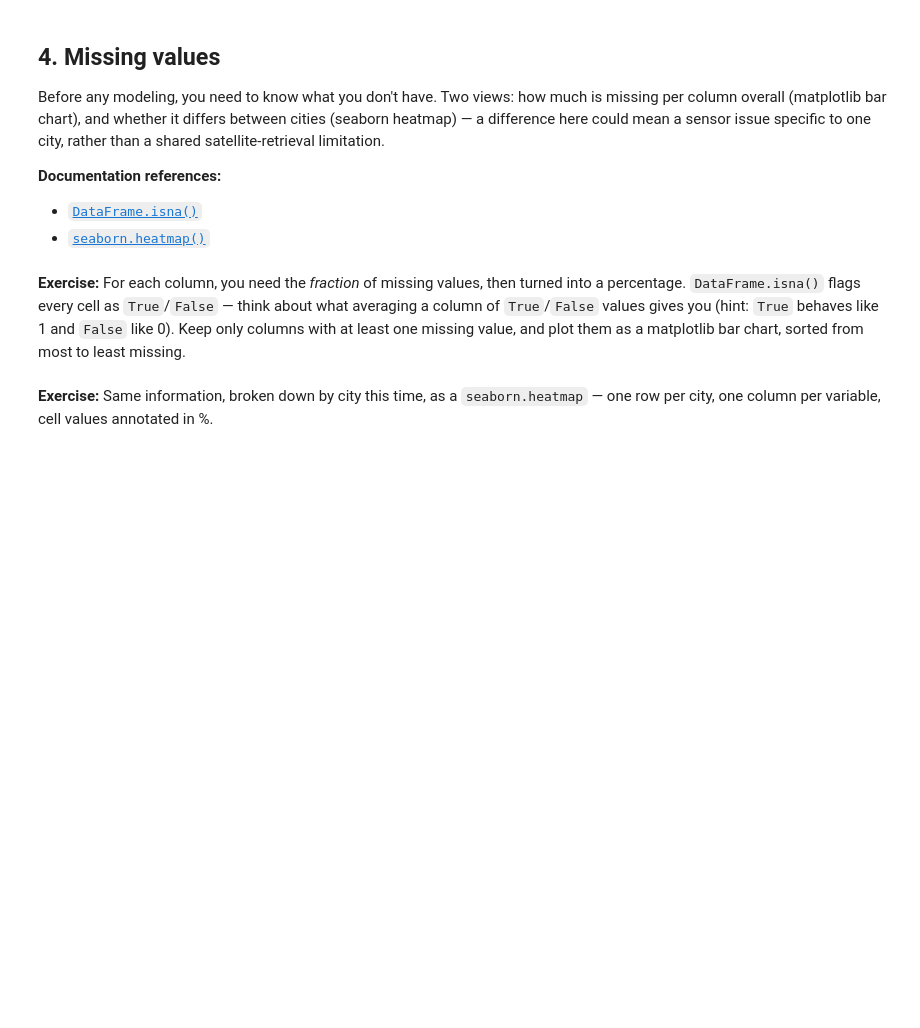
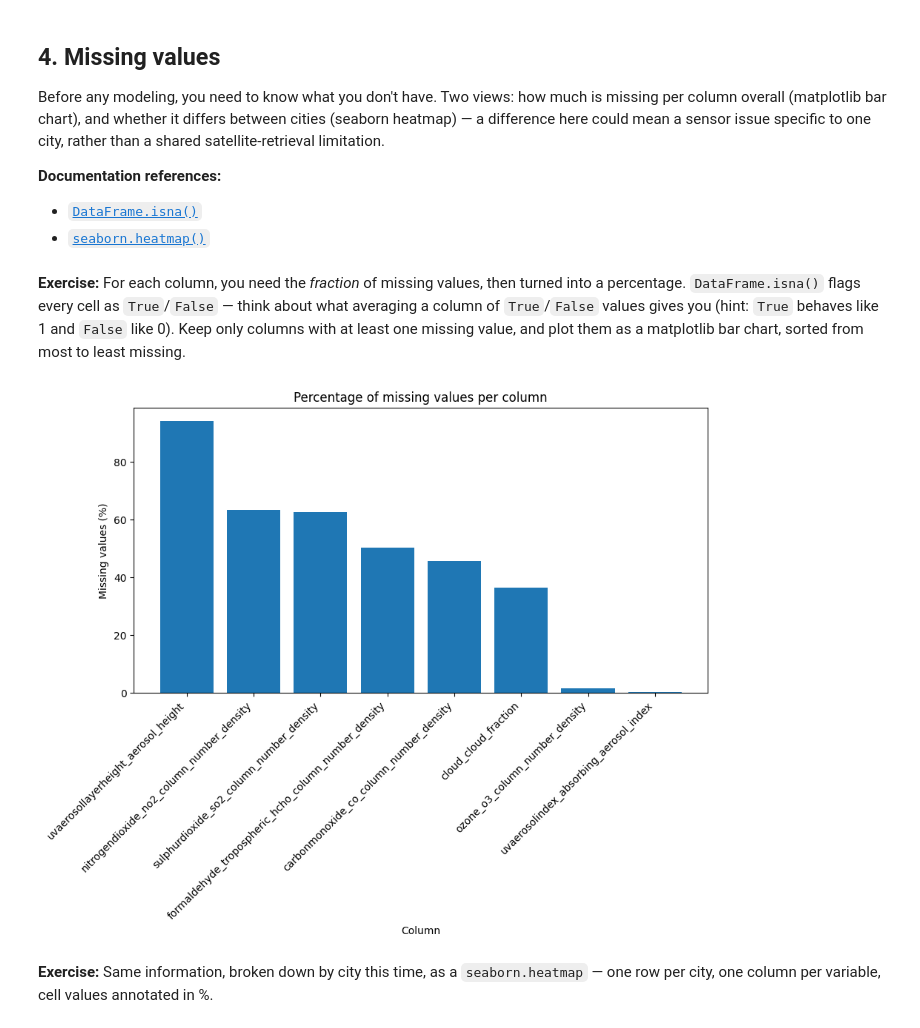
Before and after one commit to maxencecollin/air-quality, a Jupyter notebook: notebooks/session2/01_discovery.ipynb, the cells around one changed output. Saved outputs shown, nothing was run; the diff lists cells and outputs as text; code cells hidden in the pictures; blank space fills up the shorter version.

Commit message:
feat: add missing values analysis in discovery notebook

```diff
--- a/notebooks/session2/01_discovery.ipynb
+++ b/notebooks/session2/01_discovery.ipynb
@@ -216,6 +216,19 @@ Before any modeling, you need to know what you don't have. Two views: how much i
 **Exercise:** For each column, you need the *fraction* of missing values, then turned into a percentage. `DataFrame.isna()` flags every cell as `True`/`False` — think about what averaging a column of `True`/`False` values gives you (hint: `True` behaves like 1 and `False` like 0). Keep only columns with at least one missing value, and plot them as a matplotlib bar chart, sorted from most to least missing.
 # %%
 # TODO 8: bar chart of the percentage of missing values per column, with matplotlib
+missing_pct = df.isna().mean() * 100
+missing_pct = missing_pct[missing_pct > 0].sort_values(ascending=False)
+
+fig, ax = plt.subplots(figsize=(10, 5))
+ax.bar(missing_pct.index, missing_pct.values)
+ax.set_xlabel("Column")
+ax.set_ylabel("Missing values (%)")
+ax.set_title("Percentage of missing values per column")
+ax.tick_params(axis="x", rotation=45)
+plt.setp(ax.get_xticklabels(), ha="right")
+plt.show()
+# %% [output]
+[figure, added]
 # %% [markdown]
 **Exercise:** Same information, broken down by city this time, as a `seaborn.heatmap` — one row per city, one column per variable, cell values annotated in %.
 # %%
```
Also changed, not shown: parts of 1 cell of this notebook.
